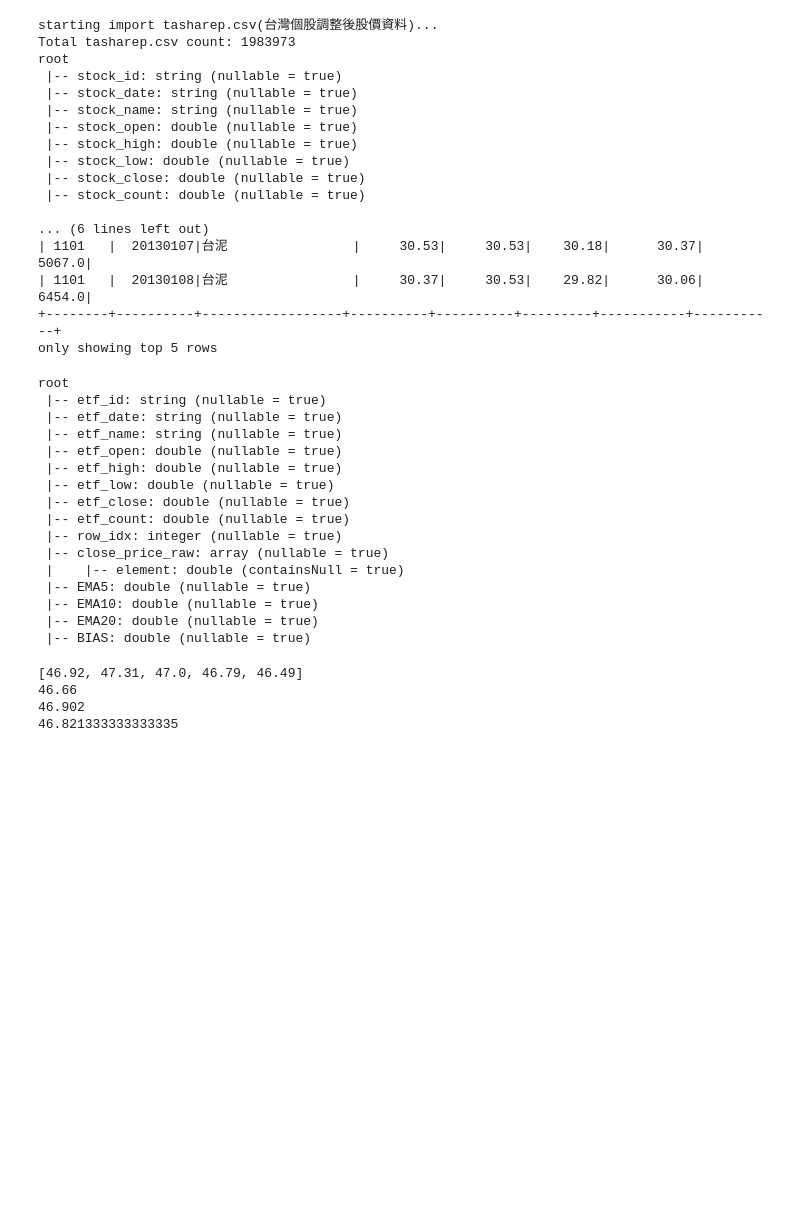
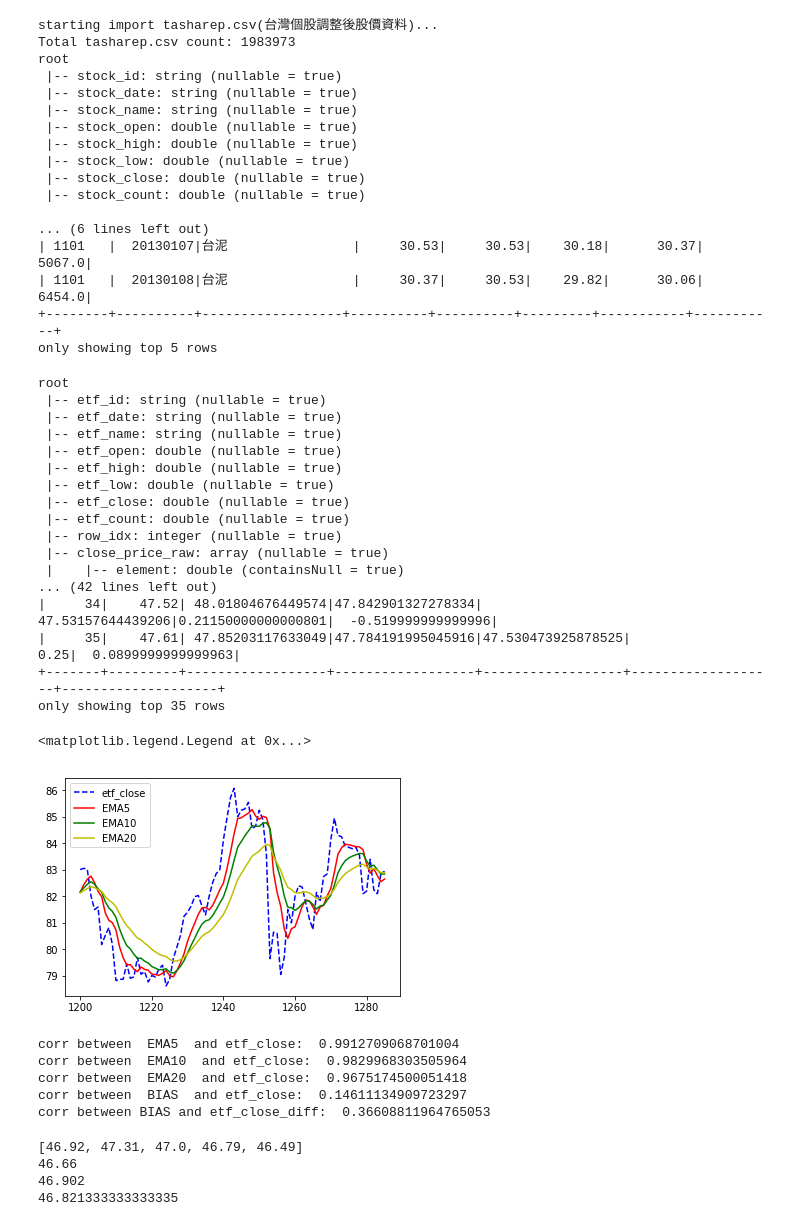
Before and after one commit to yclee0418/BigDataForum, a Jupyter notebook: pySpark-台灣ETF價格預測競賽.ipynb, the cells around one changed output. Saved outputs shown, nothing was run; the diff lists cells and outputs as text; code cells hidden in the pictures; blank space fills up the shorter version.

```diff
--- a/pySpark-台灣ETF價格預測競賽.ipynb
+++ b/pySpark-台灣ETF價格預測競賽.ipynb
@@ -165,14 +186,16 @@ calcate_ema=udf(calcate_ema)
 #calculate ema [5,10,20] #cannot remove row_idx, row_idx for next window usage
 taetfp_dt2=taetfp_dt.withColumn("row_idx", rank().over(wsSpec_etf)) \
     .withColumn("close_price_raw", collect_list(col('etf_close')).over(wsSpec_etf_close_price_raw)) \
-    .withColumn("EMA5", calcate_ema(col("close_price_raw"), lit(5)).cast("double")) \
-    .withColumn("EMA10", calcate_ema(col("close_price_raw"), lit(10)).cast("double")) \
-    .withColumn("EMA20", calcate_ema(col("close_price_raw"), lit(20)).cast("double")) \
-    .withColumn("BIAS", (col("etf_close")-col("EMA20")).cast("double"))
+    .withColumn("EMA5", calculate_ema(col("close_price_raw"), lit(5)).cast("double")) \
+    .withColumn("EMA10", calculate_ema(col("close_price_raw"), lit(10)).cast("double")) \
+    .withColumn("EMA20", calculate_ema(col("close_price_raw"), lit(20)).cast("double")) \
+    .withColumn("BIAS", calculate_bias(col("etf_close"),col("close_price_raw")).cast("double")) \
+    .withColumn("close_diff", calculate_close_diff(col("etf_close"),col("close_price_raw")).cast("double"))
 
 taetfp_dt2.printSchema()
-taetfp_dt2.filter("etf_id='0050   '").select("row_idx" ,"etf_close", "EMA5", "EMA10", "EMA20", "BIAS") \
-          .toPandas().to_csv(Path.replace("file:","") + "/taetfp_BIAS.csv",index=False)
+taetfp_dt2.filter("etf_id='0050   '").select("row_idx" ,"etf_close", "EMA5", "EMA10", "EMA20", "BIAS", "close_diff") \
+            .show(35)
+#          .toPandas().to_csv(Path.replace("file:","") + "/taetfp_BIAS.csv",index=False)
 # %% [output]
 root
  |-- etf_id: string (nullable = true)
@@ -186,10 +209,39 @@ root
  |-- row_idx: integer (nullable = true)
  |-- close_price_raw: array (nullable = true)
  |    |-- element: double (containsNull = true)
- |-- EMA5: double (nullable = true)
- |-- EMA10: double (nullable = true)
- |-- EMA20: double (nullable = true)
- |-- BIAS: double (nullable = true)
+... (42 lines left out)
+|     34|    47.52| 48.01804676449574|47.842901327278334| 47.53157644439206|0.21150000000000801|  -0.519999999999996|
+|     35|    47.61| 47.85203117633049|47.784191995045916|47.530473925878525|               0.25|  0.0899999999999963|
++-------+---------+------------------+------------------+------------------+-------------------+--------------------+
+only showing top 35 rows
+# %%
+#匯出成pandas
+aetf_pd_50 = taetfp_dt2.filter("etf_id='0050   '").select("row_idx", "etf_date" ,"etf_close", "EMA5", "EMA10", "EMA20", "BIAS") \
+                .toPandas()
+# %%
+#圖形化顯示
+#aetf_pd_50.set_index('etf_date') #set_index 後配合 loc select 出區段資料來看
+aetf_pd_50_part = aetf_pd_50.loc[1200:]
+aetf_pd_50_part.etf_close.plot(x='row_idx', y='etf_close', style='b--', label="etf_close")
+aetf_pd_50_part.EMA5.plot(x='row_idx', y='EMA5', label="EMA5", style='r-')
+aetf_pd_50_part.EMA10.plot(x='row_idx', y='EMA10', label="EMA10", style='g-')
+aetf_pd_50_part.EMA20.plot(x='row_idx', y='EMA20', label="EMA20", style='y-')
+plt.legend(loc='best')
+# %% [output]
+<matplotlib.legend.Legend at 0x...>
+[figure, added]
+# %%
+#計算各欄位與收盤價之相關性
+corr_cols = ['EMA5','EMA10','EMA20','BIAS']
+for col in corr_cols:
+    print('corr between ', col , ' and etf_close: ', str(taetfp_dt2.corr(col, 'etf_close')))
+print('corr between BIAS and etf_close_diff: ', str(taetfp_dt2.corr('BIAS', 'close_diff')))
+# %% [output]
+corr between  EMA5  and etf_close:  0.9912709068701004
+corr between  EMA10  and etf_close:  0.9829968303505964
+corr between  EMA20  and etf_close:  0.9675174500051418
+corr between  BIAS  and etf_close:  0.14611134909723297
+corr between BIAS and etf_close_diff:  0.36608811964765053
 # %%
 #ll = [46.92, 47.31, 47.0, 46.79, 46.49, 46.66, 47.0, 46.96, 47.0]
 ll = [46.92, 47.31, 47.0, 46.79, 46.49, 46.66]
```
Also changed, not shown: parts of 1 cell of this notebook.
